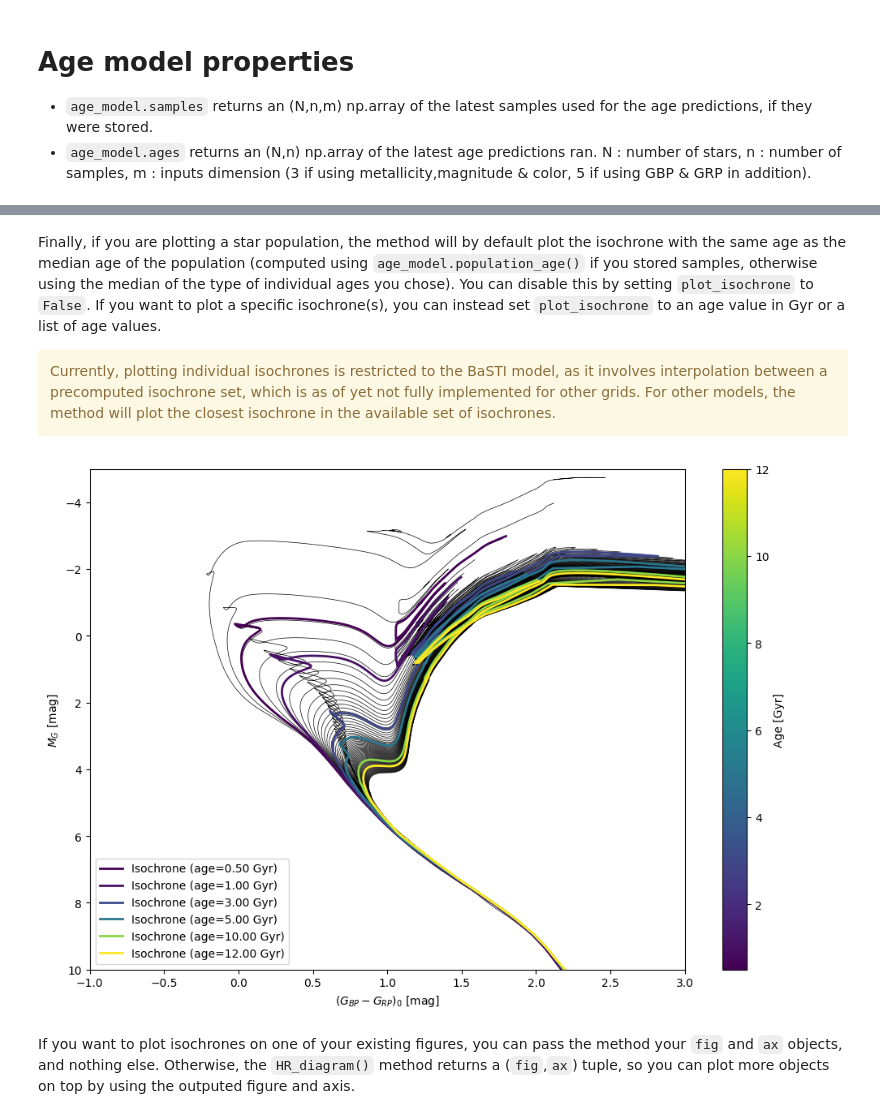
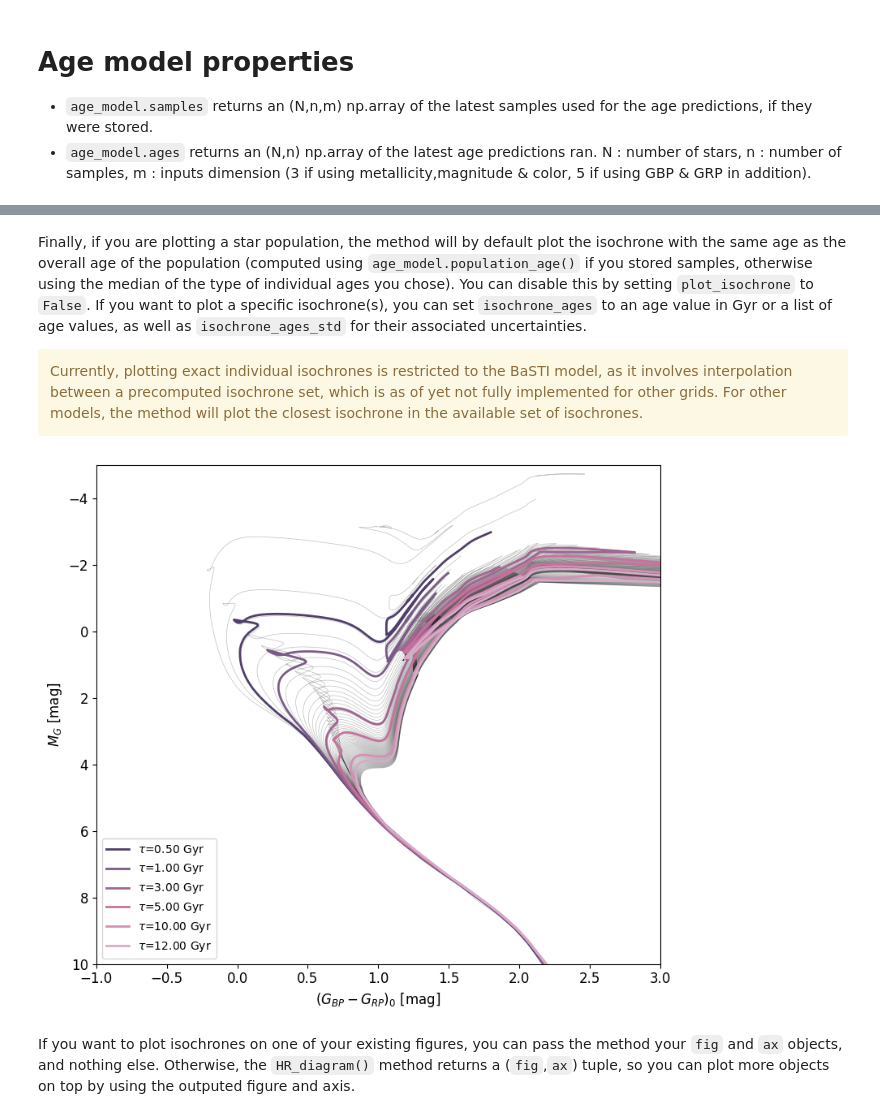
Before and after one commit to star-age/NEST, a Jupyter notebook: tutorial.ipynb, the cells around one changed output, grey strips where cells are left out. Drawn from its saved outputs; the diff is of its cells as text; code cells hidden in the pictures.

```diff
--- a/tutorial.ipynb
+++ b/tutorial.ipynb
@@ -272,14 +271,14 @@ UserWarning: Isochrone version does not match NEST version. You may want to upda
 # %% [markdown]
-Finally, if you are plotting a star population, the method will by default plot the isochrone with the same age as the median age of the population (computed using `age_model.population_age()` if you stored samples, otherwise using the median of the type of individual ages you chose). You can disable this by setting `plot_isochrone` to `False`. If you want to plot a specific isochrone(s), you can instead set `plot_isochrone` to an age value in Gyr or a list of age values.
+Finally, if you are plotting a star population, the method will by default plot the isochrone with the same age as the overall age of the population (computed using `age_model.population_age()` if you stored samples, otherwise using the median of the type of individual ages you chose). You can disable this by setting `plot_isochrone` to `False`. If you want to plot a specific isochrone(s), you can set `isochrone_ages` to an age value in Gyr or a list of age values, as well as `isochrone_ages_std` for their associated uncertainties.
 
 <div class="alert alert-block alert-warning">
-Currently, plotting individual isochrones is restricted to the BaSTI model, as it involves interpolation between a precomputed isochrone set, which is as of yet not fully implemented for other grids. For other models, the method will plot the closest isochrone in the available set of isochrones.
+Currently, plotting exact individual isochrones is restricted to the BaSTI model, as it involves interpolation between a precomputed isochrone set, which is as of yet not fully implemented for other grids. For other models, the method will plot the closest isochrone in the available set of isochrones.
 </div>
 # %%
 age_model = NEST.BaSTIModel()
-fig,ax = age_model.HR_diagram(plot_isochrone=[0.5,1,3,5,10,12])
+fig,ax = age_model.HR_diagram(isochrone_ages=[0.5,1,3,5,10,12])
 # %% [output]
-[figure, old version]
+[figure, new version]
 # %% [markdown]
 If you want to plot isochrones on one of your existing figures, you can pass the method your `fig` and `ax` objects, and nothing else. Otherwise, the `HR_diagram()` method returns a (`fig`,`ax`) tuple, so you can plot more objects on top by using the outputed figure and axis.
 # %%
```
Also changed, not shown: parts of 11 cells of this notebook, 4 other files.
